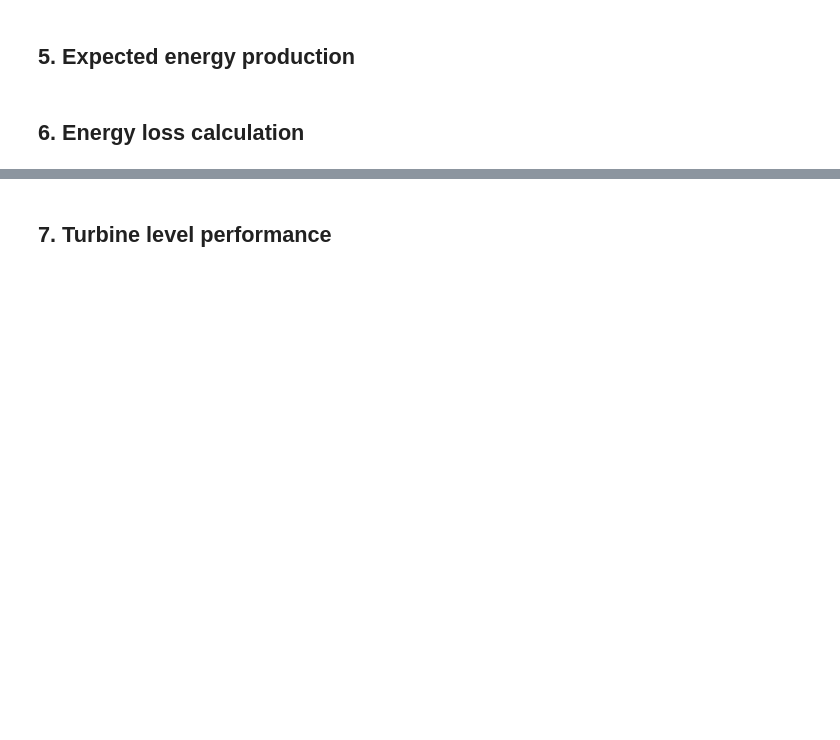
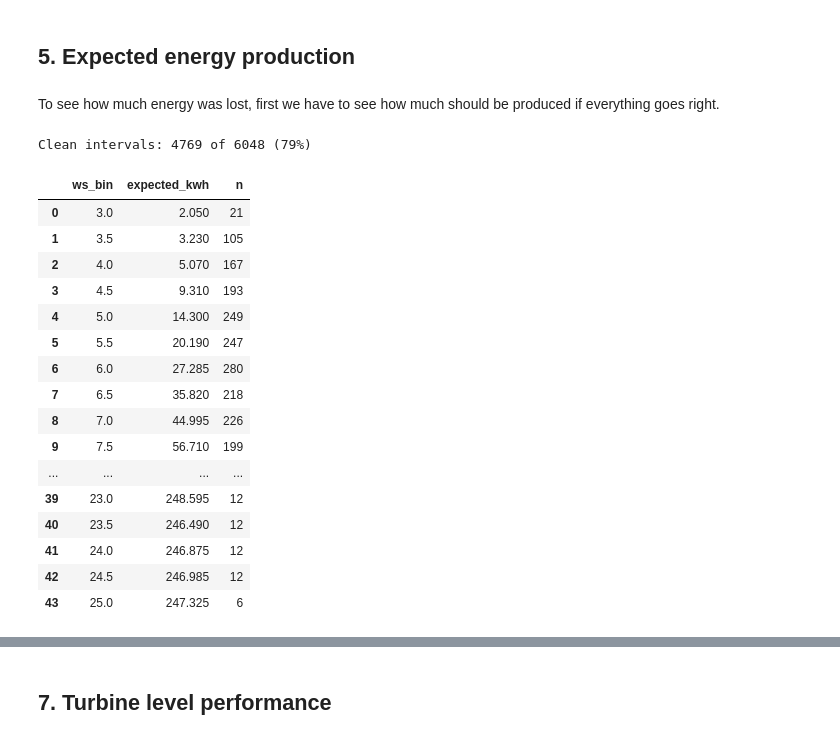
Before and after one commit to Marta-T/Data_Analysis_HW_Task, a Jupyter notebook: analysis.ipynb, the cells around one changed output, grey strips where cells are left out. Saved outputs shown, nothing was run; the diff lists cells and outputs as text; code cells hidden in the pictures; blank space fills up the shorter version.

```diff
--- a/analysis.ipynb
+++ b/analysis.ipynb
@@ -416,5 +416,53 @@ plt.show()
 Note: the stops due to low wind are not recorded, only due to high wind, intentional stops.
 # %% [markdown]
 ## 5. Expected energy production
-# %% [markdown]
-## 6. Energy loss calculation
+# %% [markdown]
+To see how much energy was lost, first we have to see how much should be produced if everything goes right.
+# %%
+data = df_prod.merge(df_weather, on="timestamp", how="left")
+
+MARGIN = pd.Timedelta("1h")
+data["near_event"] = False
+for _, s in df_stops.iterrows():
+    end = s["timestamp_end"] if pd.notna(s["timestamp_end"]) else data["timestamp"].max()
+    mask = ((data["turbine_id"] == s["turbine_id"]) &
+            (data["timestamp"] >= s["timestamp_start"] - MARGIN) &
+            (data["timestamp"] <= end + MARGIN))
+    data.loc[mask, "near_event"] = True
+
+CUT_IN = 3.0
+clean = data[
+    (~data["near_event"]) &
+    (data["wind_speed_ms"] > CUT_IN) &
+    (data["energy_kwh"] > 0)
+]
+print(f"Clean intervals: {len(clean)} of {len(data)} ({len(clean)/len(data):.0%})")
+# %% [output]
+Clean intervals: 4769 of 6048 (79%)
+# %%
+BIN = 0.5
+clean = clean.assign(ws_bin=(clean["wind_speed_ms"] / BIN).round() * BIN)
+
+curve = (clean.groupby("ws_bin")["energy_kwh"]
+              .agg(expected_kwh="median", n="size")
+              .reset_index())
+curve = curve[curve["n"] >= 5]
+curve
+# %% [output]
+|  | ws_bin | expected_kwh | n |
+| 0 | 3.0 | 2.050 | 21 |
+| 1 | 3.5 | 3.230 | 105 |
+| 2 | 4.0 | 5.070 | 167 |
+| 3 | 4.5 | 9.310 | 193 |
+| 4 | 5.0 | 14.300 | 249 |
+| 5 | 5.5 | 20.190 | 247 |
+| 6 | 6.0 | 27.285 | 280 |
+| 7 | 6.5 | 35.820 | 218 |
+| 8 | 7.0 | 44.995 | 226 |
+| 9 | 7.5 | 56.710 | 199 |
+| ... | ... | ... | ... |
+| 39 | 23.0 | 248.595 | 12 |
+| 40 | 23.5 | 246.490 | 12 |
+| 41 | 24.0 | 246.875 | 12 |
+| 42 | 24.5 | 246.985 | 12 |
+| 43 | 25.0 | 247.325 | 6 |
```
Also changed, not shown: parts of 9 cells of this notebook.
